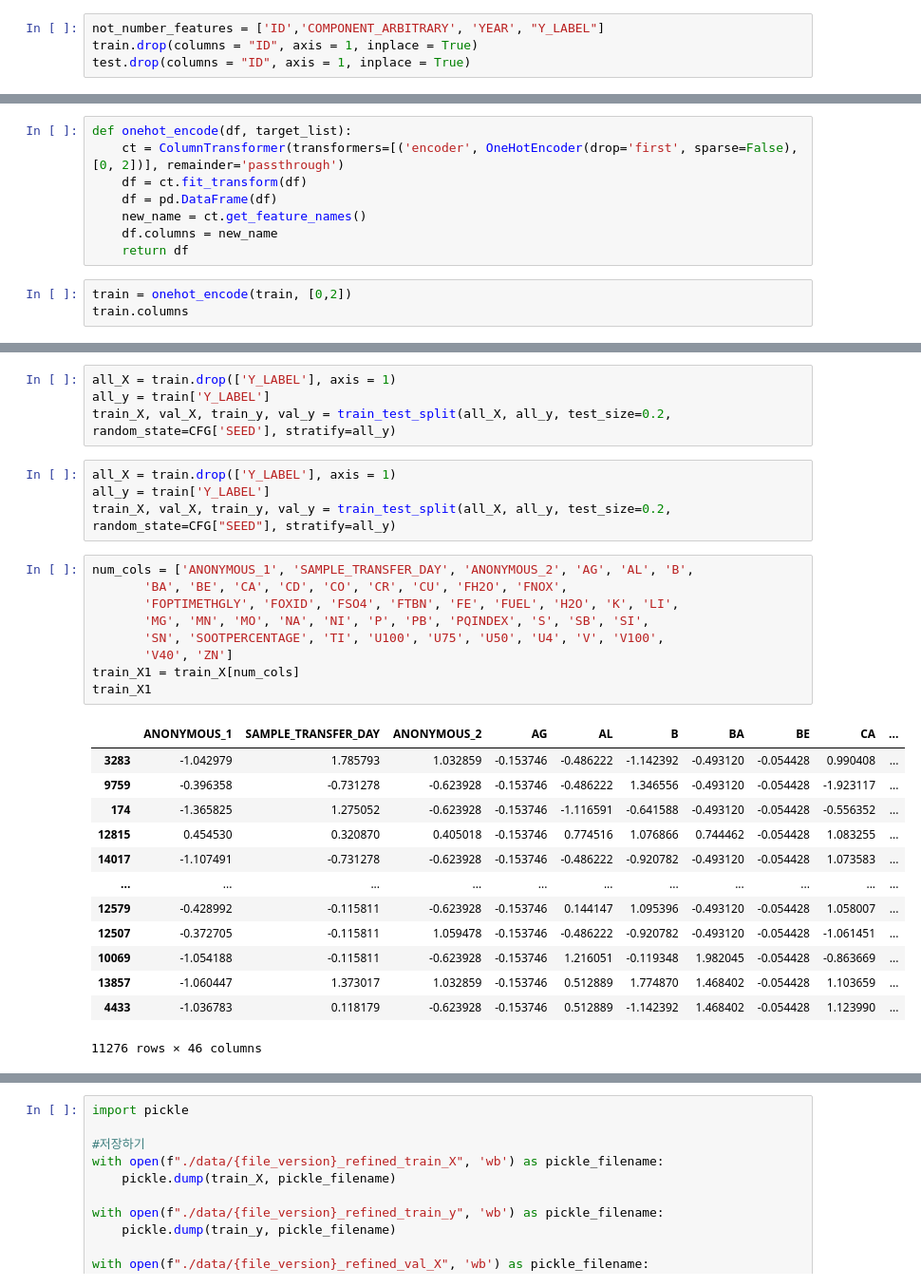
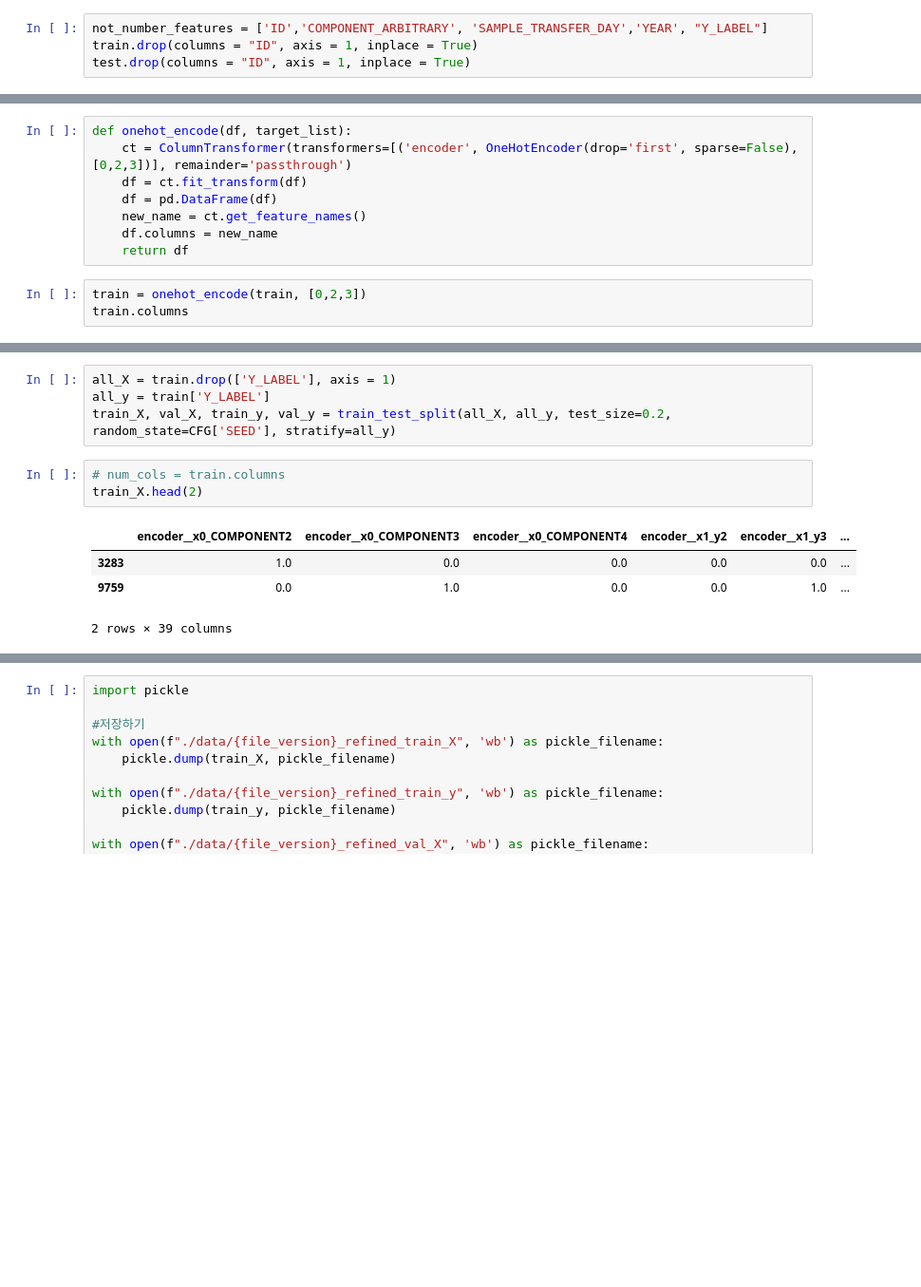
Before and after one commit to kstyle2198/dacon_oil_clfs, a Jupyter notebook: try5_EDA.ipynb, the cells around one changed output, grey strips where cells are left out. Shown at 95% size. Drawn from its saved outputs; the diff is of its cells as text; blank space fills up the shorter version.

```diff
--- a/try5_EDA.ipynb
+++ b/try5_EDA.ipynb
@@ -433,7 +659,7 @@ SAMPLE_TRANSFER_DAY -0.004679>
 # %% [markdown]
 ## (6) 수치형 데이터 이상치 처리
 # %%
-not_number_features = ['ID','COMPONENT_ARBITRARY', 'YEAR', "Y_LABEL"]
+not_number_features = ['ID','COMPONENT_ARBITRARY', 'SAMPLE_TRANSFER_DAY','YEAR', "Y_LABEL"]
 train.drop(columns = "ID", axis = 1, inplace = True)
 test.drop(columns = "ID", axis = 1, inplace = True)
 # %%
@@ -498,13 +753,13 @@ train.head(2)
 # %%
 def onehot_encode(df, target_list):
-    ct = ColumnTransformer(transformers=[('encoder', OneHotEncoder(drop='first', sparse=False), [0, 2])], remainder='passthrough')
+    ct = ColumnTransformer(transformers=[('encoder', OneHotEncoder(drop='first', sparse=False), [0,2,3])], remainder='passthrough')
     df = ct.fit_transform(df)
     df = pd.DataFrame(df)
     new_name = ct.get_feature_names()
     df.columns = new_name
     return df
 # %%
-train = onehot_encode(train, [0,2])
+train = onehot_encode(train, [0,2,3])
 train.columns
 # %% [output]
 Index(['encoder__x0_COMPONENT2', 'encoder__x0_COMPONENT3',
@@ -539,31 +800,12 @@ Index(['encoder__x0_COMPONENT2', 'encoder__x0_COMPONENT3',
 all_X = train.drop(['Y_LABEL'], axis = 1)
 all_y = train['Y_LABEL']
 train_X, val_X, train_y, val_y = train_test_split(all_X, all_y, test_size=0.2, random_state=CFG['SEED'], stratify=all_y)
-# %%
-all_X = train.drop(['Y_LABEL'], axis = 1)
-all_y = train['Y_LABEL']
-train_X, val_X, train_y, val_y = train_test_split(all_X, all_y, test_size=0.2, random_state=CFG["SEED"], stratify=all_y)
 # %%
-num_cols = ['ANONYMOUS_1', 'SAMPLE_TRANSFER_DAY', 'ANONYMOUS_2', 'AG', 'AL', 'B',
-       'BA', 'BE', 'CA', 'CD', 'CO', 'CR', 'CU', 'FH2O', 'FNOX',
-       'FOPTIMETHGLY', 'FOXID', 'FSO4', 'FTBN', 'FE', 'FUEL', 'H2O', 'K', 'LI',
-       'MG', 'MN', 'MO', 'NA', 'NI', 'P', 'PB', 'PQINDEX', 'S', 'SB', 'SI',
-       'SN', 'SOOTPERCENTAGE', 'TI', 'U100', 'U75', 'U50', 'U4', 'V', 'V100',
-       'V40', 'ZN']
-train_X1 = train_X[num_cols]
-train_X1
+# num_cols = train.columns
+train_X.head(2)
 # %% [output]
-|  | ANONYMOUS_1 | SAMPLE_TRANSFER_DAY | ANONYMOUS_2 | AG | AL | B | BA | BE | CA | ... |
-| 3283 | -1.042979 | 1.785793 | 1.032859 | -0.153746 | -0.486222 | -1.142392 | -0.493120 | -0.054428 | 0.990408 | ... |
-| 9759 | -0.396358 | -0.731278 | -0.623928 | -0.153746 | -0.486222 | 1.346556 | -0.493120 | -0.054428 | -1.923117 | ... |
-| 174 | -1.365825 | 1.275052 | -0.623928 | -0.153746 | -1.116591 | -0.641588 | -0.493120 | -0.054428 | -0.556352 | ... |
-| 12815 | 0.454530 | 0.320870 | 0.405018 | -0.153746 | 0.774516 | 1.076866 | 0.744462 | -0.054428 | 1.083255 | ... |
-| 14017 | -1.107491 | -0.731278 | -0.623928 | -0.153746 | -0.486222 | -0.920782 | -0.493120 | -0.054428 | 1.073583 | ... |
-| ... | ... | ... | ... | ... | ... | ... | ... | ... | ... | ... |
-| 12579 | -0.428992 | -0.115811 | -0.623928 | -0.153746 | 0.144147 | 1.095396 | -0.493120 | -0.054428 | 1.058007 | ... |
-| 12507 | -0.372705 | -0.115811 | 1.059478 | -0.153746 | -0.486222 | -0.920782 | -0.493120 | -0.054428 | -1.061451 | ... |
-| 10069 | -1.054188 | -0.115811 | -0.623928 | -0.153746 | 1.216051 | -0.119348 | 1.982045 | -0.054428 | -0.863669 | ... |
-| 13857 | -1.060447 | 1.373017 | 1.032859 | -0.153746 | 0.512889 | 1.774870 | 1.468402 | -0.054428 | 1.103659 | ... |
-| 4433 | -1.036783 | 0.118179 | -0.623928 | -0.153746 | 0.512889 | -1.142392 | 1.468402 | -0.054428 | 1.123990 | ... |
+|  | encoder__x0_COMPONENT2 | encoder__x0_COMPONENT3 | encoder__x0_COMPONENT4 | encoder__x1_y2 | encoder__x1_y3 | ... |
+| 3283 | 1.0 | 0.0 | 0.0 | 0.0 | 0.0 | ... |
+| 9759 | 0.0 | 1.0 | 0.0 | 0.0 | 1.0 | ... |
-11276 rows × 46 columns
+2 rows × 39 columns
 # %%
```
Also changed, not shown: parts of 59 cells of this notebook, 1 other file.
